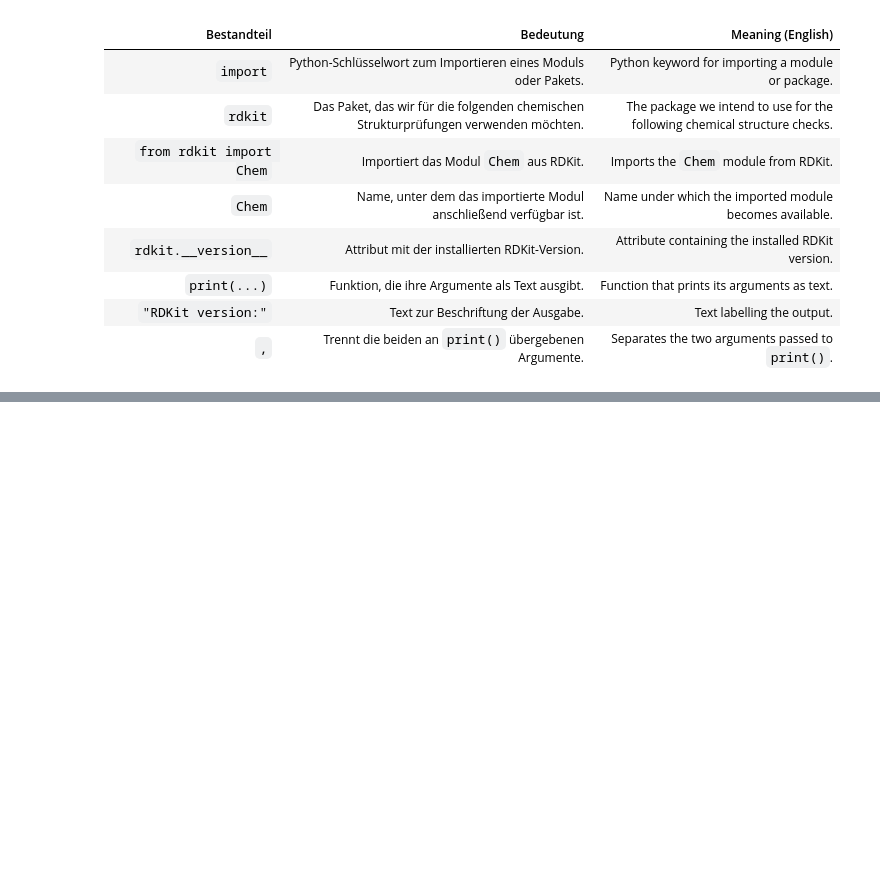
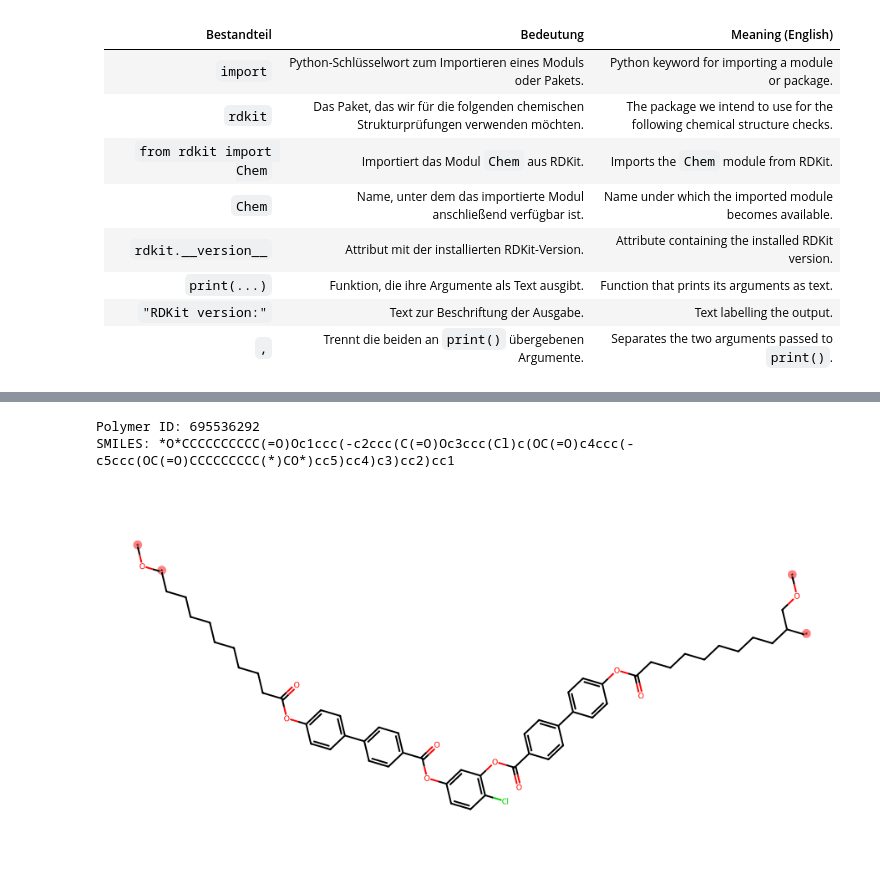
Before and after one commit to SuhmiHwang/capstone_virtual_lab_mohamed_suhmi, a Jupyter notebook: notebooks/01_mohamed_initial_eda.ipynb, the cells around one changed output, grey strips where cells are left out. Drawn from its saved outputs; the diff is of its cells as text; code cells hidden in the pictures; blank space fills up the shorter version.

Commit message:
Complete polymer EDA, descriptor checks and FFV baseline

```diff
--- a/notebooks/01_mohamed_initial_eda.ipynb
+++ b/notebooks/01_mohamed_initial_eda.ipynb
@@ -510,0 +840,30 @@ RDKit version: 2026.09.1
+# %%
+from rdkit.Chem import Draw
+
+# Select the first flagged structure
+example_index = connectivity_review.index[0]
+example_mol = molecules.loc[example_index]
+
+# Collect the indices of all dummy atoms
+dummy_indices = [
+    atom.GetIdx()
+    for atom in example_mol.GetAtoms()
+    if atom.GetAtomicNum() == 0
+]
+
+# Display the original identifier and full SMILES
+print("Polymer ID:", train.loc[example_index, "id"])
+print("SMILES:", train.loc[example_index, "SMILES"])
+
+# Draw the represented structure and highlight its dummy atoms
+display(
+    Draw.MolToImage(
+        example_mol,
+        size=(900, 450),
+        highlightAtoms=dummy_indices,
+    )
+)
+# %% [output]
+Polymer ID: 695536292
+SMILES: *O*CCCCCCCCCC(=O)Oc1ccc(-c2ccc(C(=O)Oc3ccc(Cl)c(OC(=O)c4ccc(-c5ccc(OC(=O)CCCCCCCCC(*)CO*)cc5)cc4)c3)cc2)cc1
+[figure, added]
```
Also changed, not shown: parts of 103 cells of this notebook.
